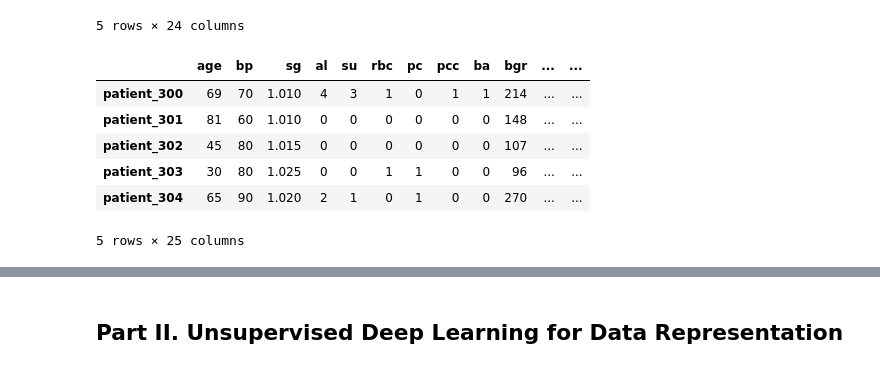
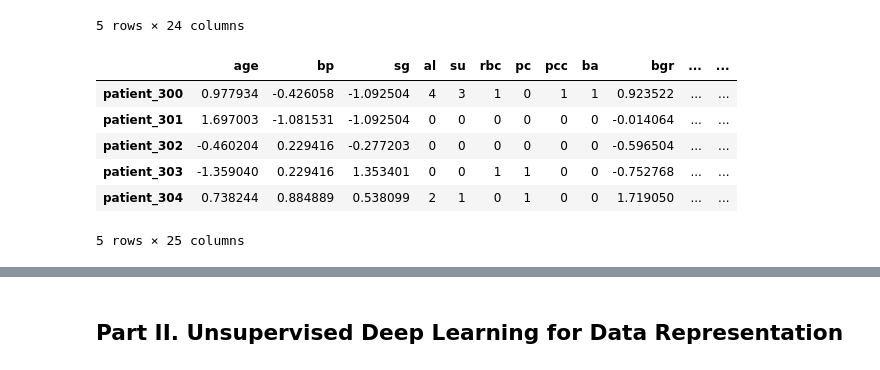
Before and after one commit to lin-justin/Applied_Machine-Learning, a Jupyter notebook: hw3.ipynb, the cells around one changed output, grey strips where cells are left out. Cells and saved outputs as stored; diff of their text form; code cells hidden in the pictures.

```diff
--- a/hw3.ipynb
+++ b/hw3.ipynb
@@ -149,0 +125,13 @@ train_scaled.shape
+# %%
+continuous_cols = ['age', 'bp', 'sg', 'bgr',
+                   'bu', 'sc', 'sod', 'pot',
+                   'hemo', 'pcv', 'wc', 'rc']
+
+categorical_cols = ['al', 'su', 'rbc',
+                    'pc', 'pcc', 'ba',
+                    'htn', 'dm', 'cad',
+                    'appet', 'pe', 'ane']
+
+train_scaled = preprocess(train_data.drop(columns='classification'), continuous_cols, categorical_cols)
+train_scaled.head()
+#train_scaled.shape
@@ -191,10 +179,10 @@ Please use `rate` instead of `keep_prob`. Rate should be set to `rate = 1 - keep
 # %%
-es = EarlyStopping(monitor='val_loss',mode='min',verbose=0,patience=5)
+es = tf.keras.callbacks.EarlyStopping(monitor='val_loss',mode='min',verbose=0,patience=5)
 
 history = model.fit(X_train,
-                   y_train,
-                   epochs=20,
-                   batch_size=32,
-                   validation_data=(X_val,y_val),
-                    callbacks=[es],
-                   verbose=0)
+                    y_train,
+                    epochs=20,
+                    batch_size=32,
+                    validation_data=(X_val,y_val),
+                    callbacks = [es],
+                    verbose=0)
@@ -267,19 +251,20 @@ test_data.head()
 | patient_304 | 65 | 90 | 1.020 | 2 | 1 | 0 | 1 | 0 | 0 | 270 | ... | ... |
 5 rows × 24 columns
 # %%
-test_scaled = scale(test_data)
-predictions = model.predict(test_scaled,batch_size=32)
+test_scaled = preprocess(test_data, continuous_cols, categorical_cols)
+test_features = np.asarray(test_scaled).astype(np.float32)
+predictions = model.predict(test_features,batch_size=32)
 predictions = np.around(predictions,0)
 predictions = predictions.astype('int')
 test_data['classification'] = predictions
 test_data.head()
 # %% [output]
 |  | age | bp | sg | al | su | rbc | pc | pcc | ba | bgr | ... | ... |
-| patient_300 | 69 | 70 | 1.010 | 4 | 3 | 1 | 0 | 1 | 1 | 214 | ... | ... |
-| patient_301 | 81 | 60 | 1.010 | 0 | 0 | 0 | 0 | 0 | 0 | 148 | ... | ... |
-| patient_302 | 45 | 80 | 1.015 | 0 | 0 | 0 | 0 | 0 | 0 | 107 | ... | ... |
-| patient_303 | 30 | 80 | 1.025 | 0 | 0 | 1 | 1 | 0 | 0 | 96 | ... | ... |
-| patient_304 | 65 | 90 | 1.020 | 2 | 1 | 0 | 1 | 0 | 0 | 270 | ... | ... |
+| patient_300 | 0.977934 | -0.426058 | -1.092504 | 4 | 3 | 1 | 0 | 1 | 1 | 0.923522 | ... | ... |
+| patient_301 | 1.697003 | -1.081531 | -1.092504 | 0 | 0 | 0 | 0 | 0 | 0 | -0.014064 | ... | ... |
+| patient_302 | -0.460204 | 0.229416 | -0.277203 | 0 | 0 | 0 | 0 | 0 | 0 | -0.596504 | ... | ... |
+| patient_303 | -1.359040 | 0.229416 | 1.353401 | 0 | 0 | 1 | 1 | 0 | 0 | -0.752768 | ... | ... |
+| patient_304 | 0.738244 | 0.884889 | 0.538099 | 2 | 1 | 0 | 1 | 0 | 0 | 1.719050 | ... | ... |
 5 rows × 25 columns
 # %%
 sum(test_data['classification'] == 1)
```
Also changed, not shown: parts of 12 cells of this notebook.
